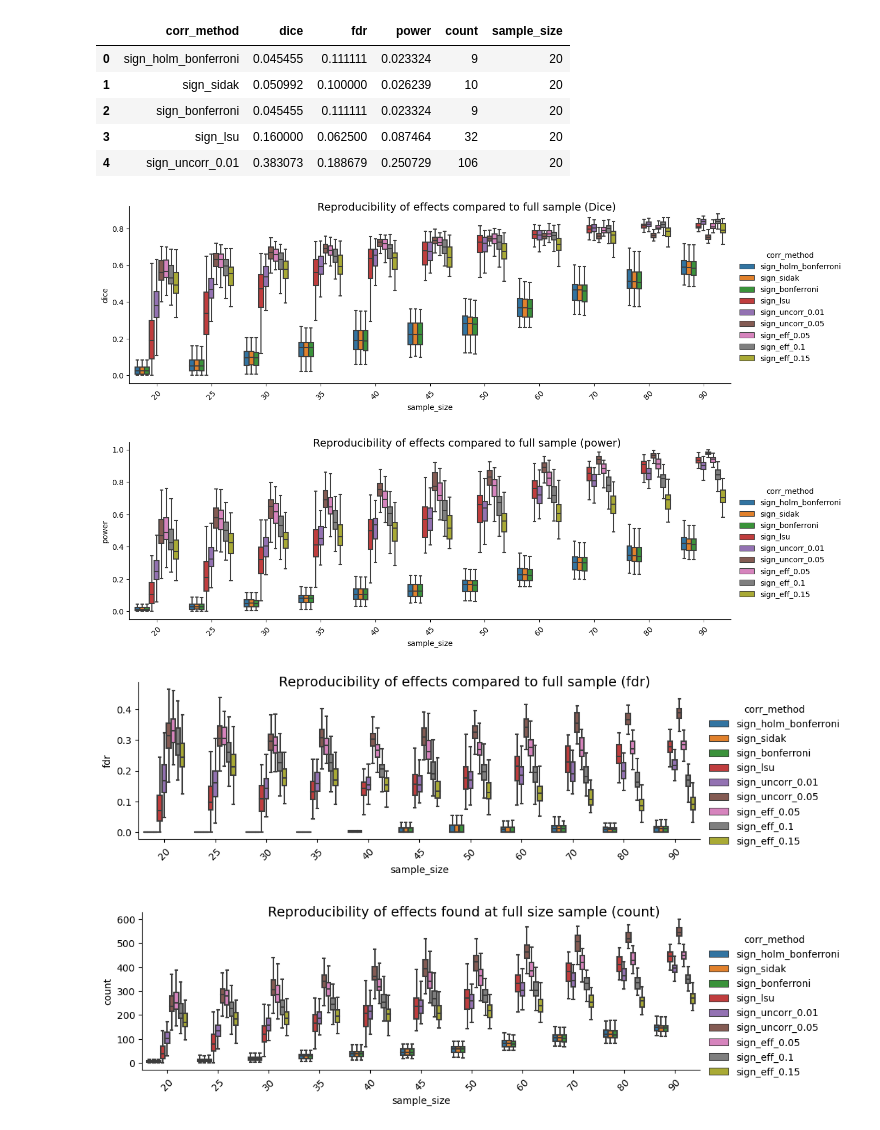
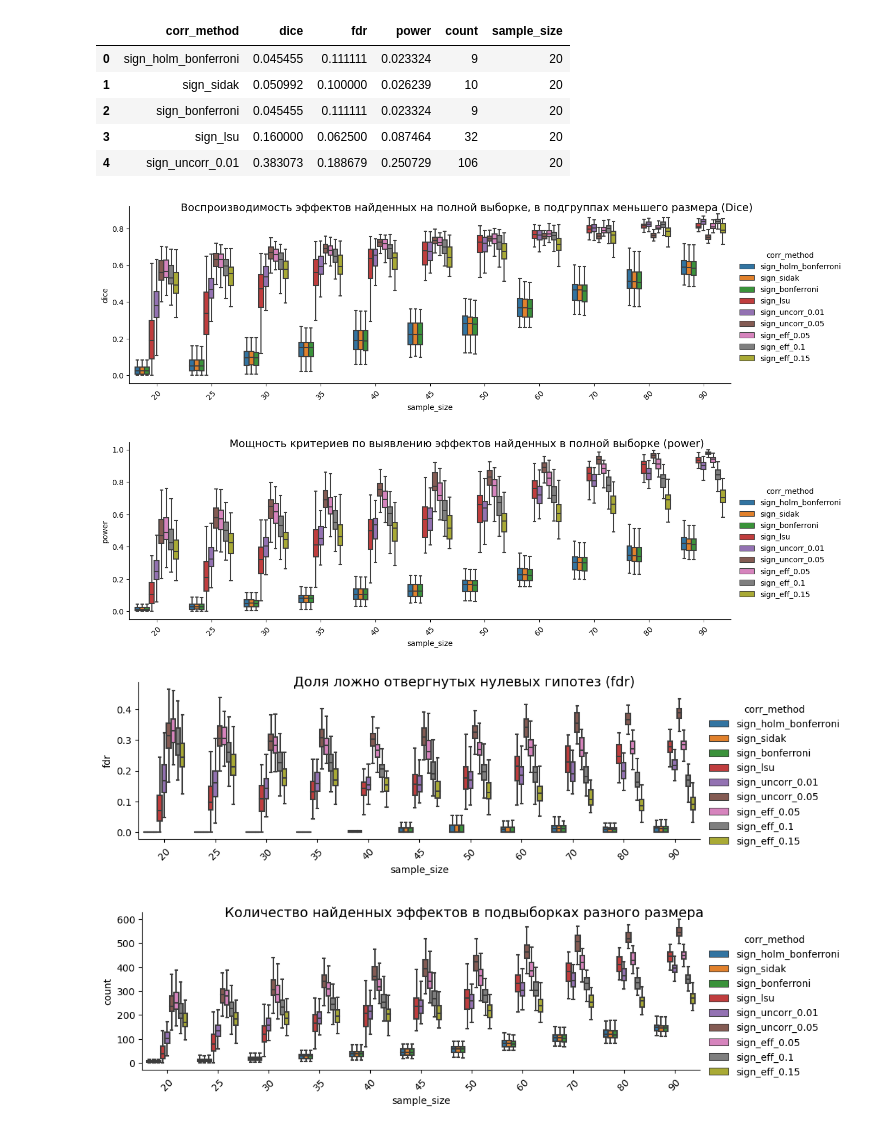
Before and after one commit to iknyazeva/EEGAnalysis, a Jupyter notebook: notebooks/ReproducibilityDiffCorrections.ipynb, the cells around one changed output. Cells and saved outputs as stored; diff of their text form; code cells hidden in the pictures.

```diff
--- a/notebooks/ReproducibilityDiffCorrections.ipynb
+++ b/notebooks/ReproducibilityDiffCorrections.ipynb
@@ -109,31 +109,31 @@ ground_stat_dfs.head()
 # %%
 g = sns.catplot(x = 'sample_size',y = 'dice', hue = 'corr_method', data= ground_stat_dfs, kind = 'box',
                 height=4, aspect=3, showfliers = False)
 g.set_xticklabels(rotation=45);
-g.fig.suptitle('Reproducibility of effects compared to full sample (Dice)', fontsize=14);
+g.fig.suptitle('Воспроизводимость эффектов найденных на полной выборке, в подгруппах меньшего размера (Dice)', fontsize=14);
 # %% [output]
-[figure, old version]
+[figure, new version]
 # %%
 g = sns.catplot(x = 'sample_size',y = 'power', hue = 'corr_method', data= ground_stat_dfs, kind = 'box',
                 height=4, aspect=3, showfliers = False)
 g.set_xticklabels(rotation=45);
-g.fig.suptitle('Reproducibility of effects compared to full sample (power)', fontsize=14);
+g.fig.suptitle('Мощность критериев по выявлению эффектов найденных в полной выборке (power)', fontsize=14);
 # %% [output]
-[figure, old version]
+[figure, new version]
 # %%
 g = sns.catplot(x = 'sample_size',y = 'fdr', hue = 'corr_method', data= ground_stat_dfs, kind = 'box',
                 height=3, aspect=3, showfliers = False)
 g.set_xticklabels(rotation=45);
-g.fig.suptitle('Reproducibility of effects compared to full sample (fdr)', fontsize=14);
+g.fig.suptitle('Доля ложно отвергнутых нулевых гипотез (fdr)', fontsize=14);
 # %% [output]
-[figure, old version]
+[figure, new version]
 # %%
 g = sns.catplot(x = 'sample_size',y = 'count', hue = 'corr_method', data= ground_stat_dfs, kind = 'box',
                 height=3, aspect=3, showfliers = False)
 g.set_xticklabels(rotation=45);
-g.fig.suptitle('Reproducibility of effects found at full size sample (count)', fontsize=14);
+g.fig.suptitle('Количество найденных эффектов в подвыборках разного размера', fontsize=14);
 # %% [output]
-[figure, old version]
+[figure, new version]
 # %%
 sample_size = 20
 repr_df = pd.read_csv(f'../repr_results/repr_df_{sample_size}.csv', index_col=0)
```
Also changed, not shown: parts of 3 cells of this notebook.
